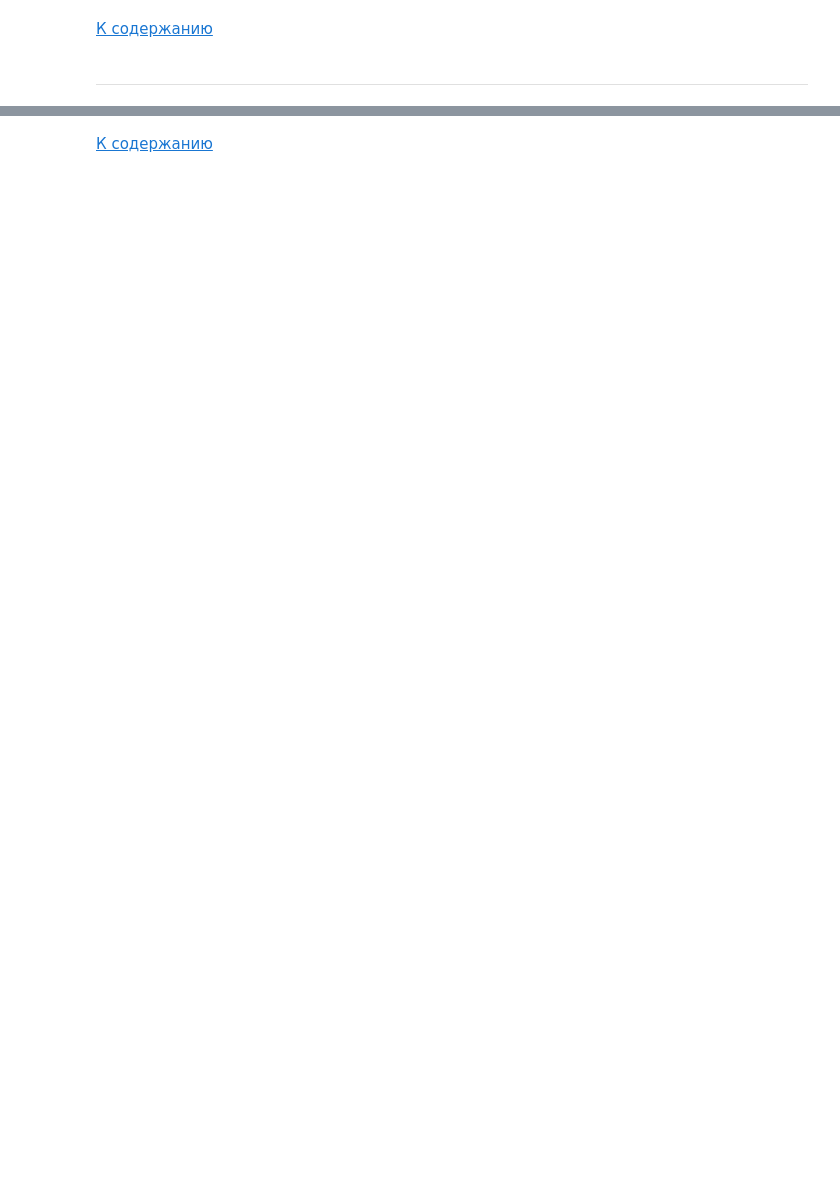
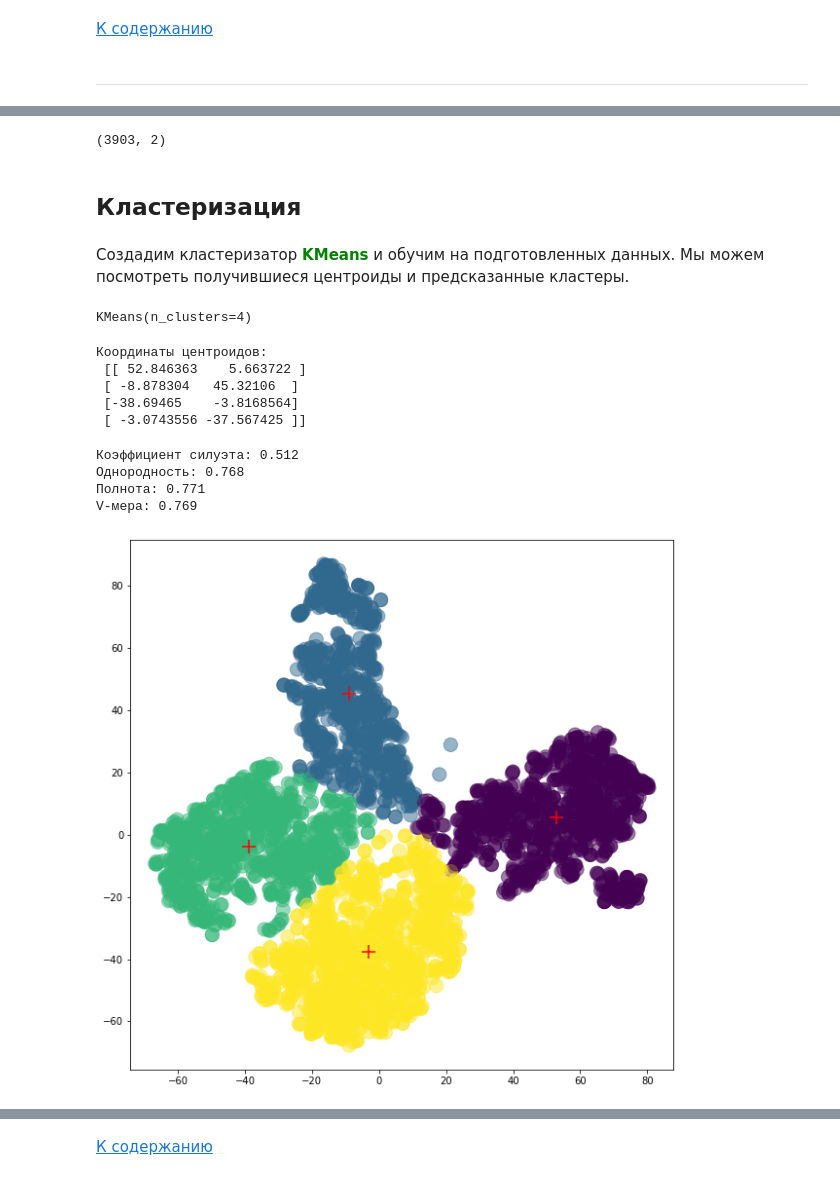
Before and after one commit to Chedered/SkillFactory, a Jupyter notebook: DS/module-5/SKF3 (Кластеризация).ipynb, the cells around one changed output, grey strips where cells are left out. Drawn from its saved outputs; the diff is of its cells as text; code cells hidden in the pictures; blank space fills up the shorter version.

```diff
--- a/DS/module-5/SKF3 (Кластеризация).ipynb
+++ b/DS/module-5/SKF3 (Кластеризация).ipynb
@@ -1662,0 +1806,12 @@ AgglomerativeClusteringConnectivity = 0.88
+# %%
+# Создаём объект, который будет токенизировать данные
+analyzer = CountVectorizer(stop_words='english').build_analyzer()
+
+# Токенизируем наш набор данных
+docs = []
+for document in dataset.data:
+    docs.append(analyzer(document.replace('_', '')))
+
+# И посмотрим 10 первых примеров
+for i in range(10):
+    print(docs[i], end='\n\n')
@@ -1662,0 +1914,56 @@ AgglomerativeClusteringConnectivity = 0.88
+# %%
+# t-SNE – метод понижения размерности
+from sklearn.manifold import TSNE
+
+# Создаём объект для выполнения t-SNE
+tsne = TSNE(n_components=2, random_state=0)
+
+# Преобразуем наши данные, понизив размерность с 50 до 2
+X = tsne.fit_transform(X)
+
+print(np.asarray(X).shape)
+# %% [output]
+(3903, 2)
+# %% [markdown]
+## Кластеризация
+# %% [markdown]
+Создадим кластеризатор <b><span style="color:green">KMeans</span></b> и обучим на подготовленных данных. Мы можем посмотреть получившиеся центроиды и предсказанные кластеры.
+# %%
+# Создаём KMeans кластеризатор
+kmeans = KMeans(n_clusters=4)
+
+# Обучим кластеризатор на подготовленных данных
+kmeans.fit(X)
+# %% [output]
+KMeans(n_clusters=4)
+# %%
+# Получаем предсказанные кластеры
+y_pred = kmeans.labels_.astype(int)
+
+# Координаты полученных центроидов
+print ("Координаты центроидов:\n", kmeans.cluster_centers_)
+# %% [output]
+Координаты центроидов:
+ [[ 52.846363    5.663722 ]
+ [ -8.878304   45.32106  ]
+ [-38.69465    -3.8168564]
+ [ -3.0743556 -37.567425 ]]
+# %%
+# Метрики
+print ("Коэффициент силуэта: %0.3f" % metrics.silhouette_score(X, y_pred, metric='euclidean'))
+print("Однородность: %0.3f" % metrics.homogeneity_score(labels, y_pred))
+print("Полнота: %0.3f" % metrics.completeness_score(labels, y_pred))
+print("V-мера: %0.3f" % metrics.v_measure_score(labels, y_pred))
+# %% [output]
+Коэффициент силуэта: 0.512
+Однородность: 0.768
+Полнота: 0.771
+V-мера: 0.769
+# %%
+# Графики полученных кластеров
+plt.rcParams['figure.figsize'] = 10, 10
+plt.scatter(X[:, 0], X[:, 1], c=y_pred, s=200, alpha=.5)
+plt.scatter(kmeans.cluster_centers_[:, 0], kmeans.cluster_centers_[:, 1], c='red', s=200, marker='+')
+plt.show()
+# %% [output]
+[figure, added]
```
Also changed, not shown: parts of 65 cells of this notebook, 2 other files.
